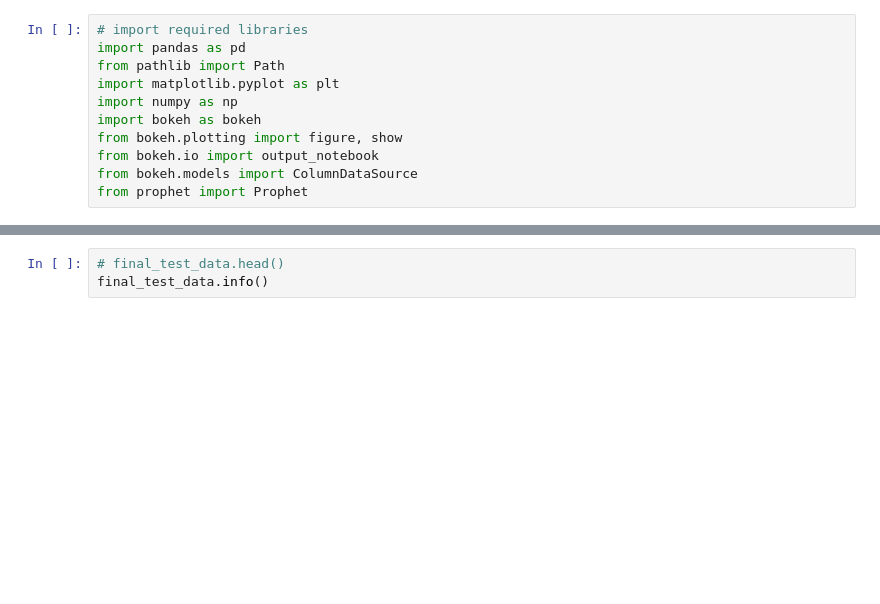
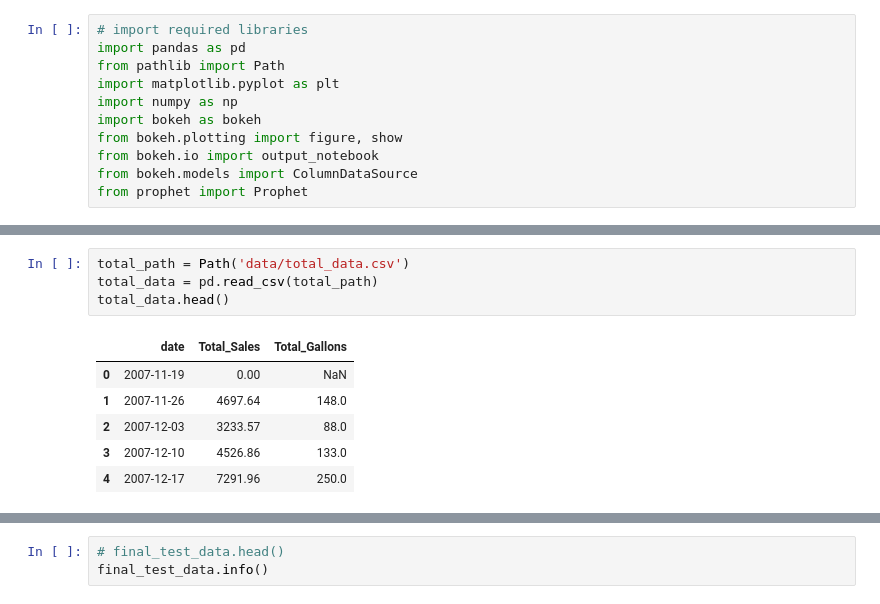
Before and after one commit to srhill12/project-2-group-3, a Jupyter notebook: terry_wip.ipynb, the cells around one changed output, grey strips where cells are left out. Drawn from its saved outputs; the diff is of its cells as text; blank space fills up the shorter version.

```diff
--- a/terry_wip.ipynb
+++ b/terry_wip.ipynb
@@ -52,0 +137,11 @@ See the caveats in the documentation: https://pandas.pydata.org/pandas-docs/stab
+# %%
+total_path = Path('data/total_data.csv')
+total_data = pd.read_csv(total_path)
+total_data.head()
+# %% [output]
+|  | date | Total_Sales | Total_Gallons |
+| 0 | 2007-11-19 | 0.00 | NaN |
+| 1 | 2007-11-26 | 4697.64 | 148.0 |
+| 2 | 2007-12-03 | 3233.57 | 88.0 |
+| 3 | 2007-12-10 | 4526.86 | 133.0 |
+| 4 | 2007-12-17 | 7291.96 | 250.0 |
```
Also changed, not shown: parts of 18 cells of this notebook, 15 other files.
